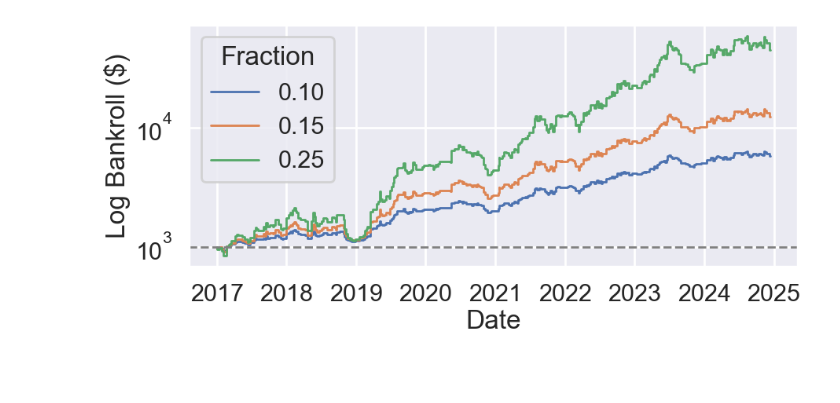
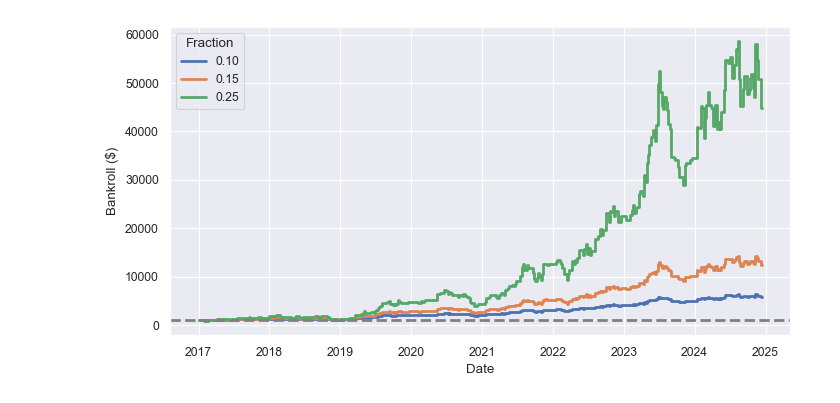
Before and after one commit to ehan03/yale-senior-thesis, a Jupyter notebook: notebooks/backtest_stuff/plotting.ipynb, the cells around one changed output. Saved outputs shown, nothing was run; the diff lists cells and outputs as text; code cells hidden in the pictures; blank space fills up the shorter version.

Commit message:
create figures for paper

```diff
--- a/notebooks/backtest_stuff/plotting.ipynb
+++ b/notebooks/backtest_stuff/plotting.ipynb
@@ -4,7 +4,7 @@ import pandas as pd
 import matplotlib.pyplot as plt
 import seaborn as sns
 
-sns.set_theme(style="darkgrid", context="poster")
+sns.set_theme(style="darkgrid", context="paper")
 # %%
 MODEL = "lr"
 STRATEGY = "simultaneous"
@@ -19,25 +19,25 @@ backtest_actual_25 = pd.read_csv(f"../../model_files/{MODEL}/case_study/backtest
 # %%
 temp = backtest_odds[["event_id", "date"]].drop_duplicates()
 dates = [pd.to_datetime("2017-01-01")] + temp["date"].tolist()
 
-fig, ax = plt.subplots(figsize=(10, 4))
+fig, ax = plt.subplots(figsize=(8, 4))
 dfs = [backtest_actual_10, backtest_actual_15, backtest_actual_25]
 labels = ["0.10", "0.15", "0.25"]
 
 for df, label in zip(dfs, labels):
     bankroll = [1000] + df["bankroll"].tolist()
     _ax = sns.lineplot(
         x=dates,
         y=bankroll,
         ax=ax,
         linewidth=2,
         drawstyle="steps-pre",
         label=label,
     )
-ax.set(xlabel="Date", ylabel="Log Bankroll ($)")
+ax.set(xlabel="Date", ylabel="Bankroll ($)")
 ax.axhline(1000, color="gray", linestyle="--", linewidth=2)
 ax.legend(title="Fraction", loc="upper left")
-ax.set_yscale("log")
+# ax.set_yscale("log")
 plt.show()
 # %% [output]
-[figure, old version]
+[figure, new version]
```
Also changed, not shown: parts of 2 cells of this notebook, 4 other files.
